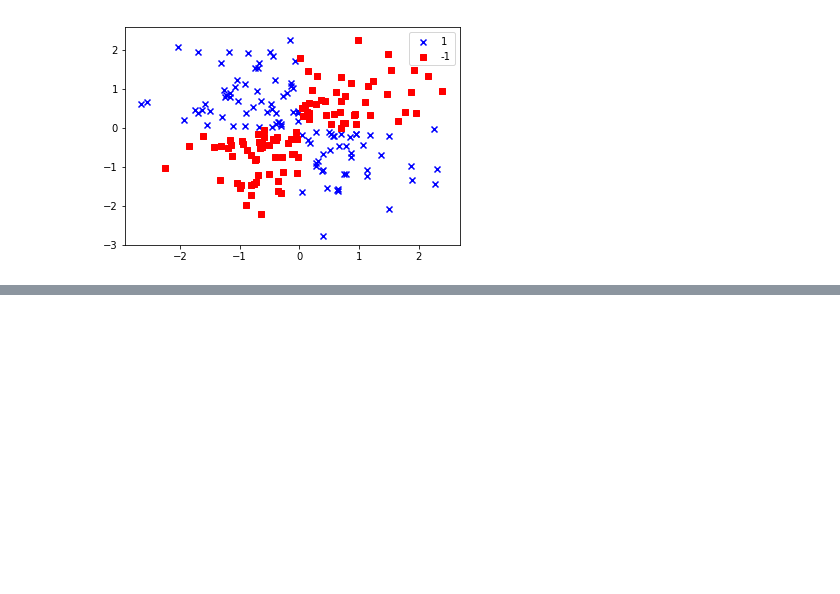
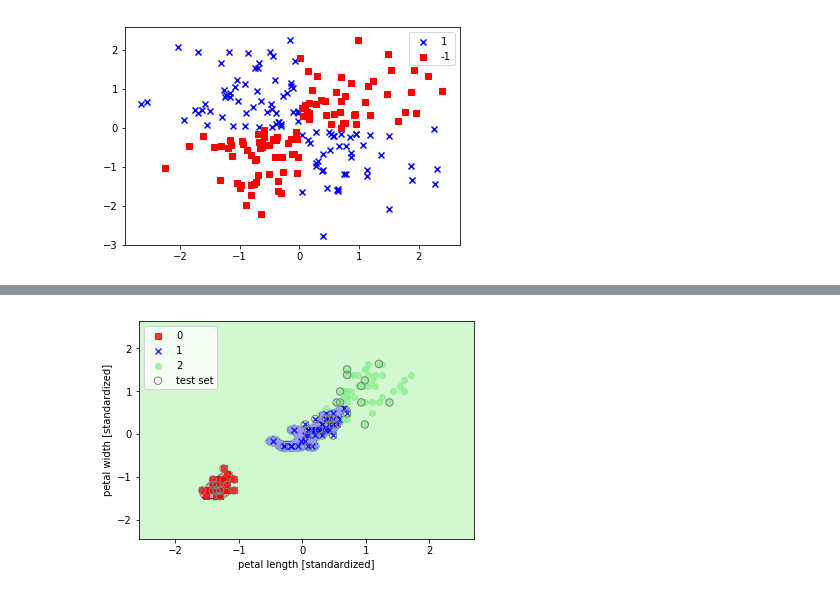
Before and after one commit to eugene-zuban/python-machine-learning-code, a Jupyter notebook: ch03/05-kernel-svm.ipynb, the cells around one changed output, grey strips where cells are left out. Cells and saved outputs as stored; diff of their text form; code cells hidden in the pictures; blank space fills up the shorter version.

```diff
--- a/ch03/05-kernel-svm.ipynb
+++ b/ch03/05-kernel-svm.ipynb
@@ -55,0 +89,11 @@ NameError: name 'SVM' is not defined
+# %%
+# apply the RBF to the Iris dataset using gamma=100 (produces a very tight decision boundary)
+svm = SVC(kernel='rbf', random_state=0, gamma=100, C=1.0)
+svm.fit(X_train_std, y_train)
+plot_decision_regions(X_combined_std, y_combined, classifier=svm, test_idx=range(105,150))
+plt.xlabel('petal length [standardized]')
+plt.ylabel('petal width [standardized]')
+plt.legend(loc='upper left')
+plt.show()
+# %% [output]
+[figure, added]
```
Also changed, not shown: parts of 3 cells of this notebook, 1 other file.
